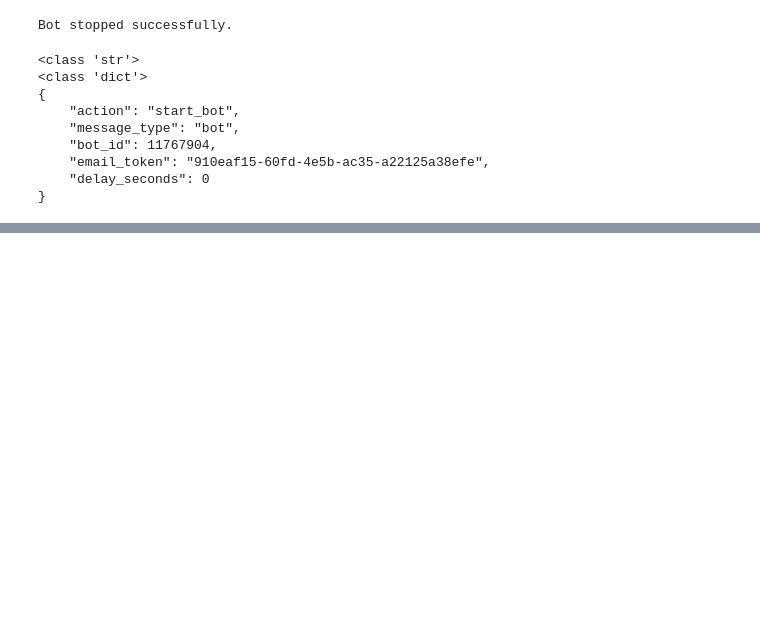
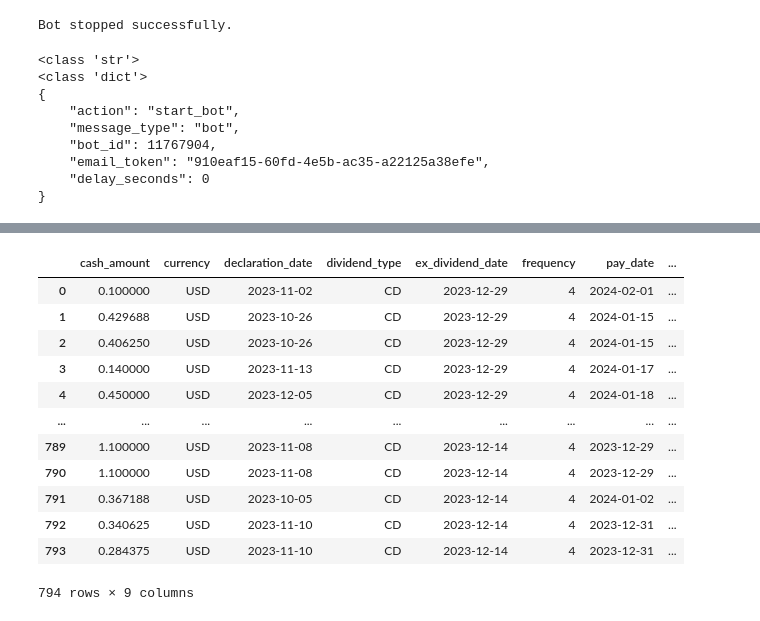
Before and after one commit to UFXtrendscalper/Dividend_Project, a Jupyter notebook: DIVIDEND DASHBOARD/testing_notebook.ipynb, the cells around one changed output, grey strips where cells are left out. Saved outputs shown, nothing was run; the diff lists cells and outputs as text; code cells hidden in the pictures; blank space fills up the shorter version.

```diff
--- a/DIVIDEND DASHBOARD/testing_notebook.ipynb
+++ b/DIVIDEND DASHBOARD/testing_notebook.ipynb
@@ -120,0 +134,38 @@ mpf.plot(ha_data, type='candle', style='yahoo')  # differmt styles are avalible
+# %%
+import requests
+
+# get todays date plus 1 day
+import datetime
+
+today = datetime.date.today()
+tomorrow = today + datetime.timedelta(days=1)
+# get the end of the month date
+end_of_month = today.replace(day=28) + datetime.timedelta(days=4)
+
+# Define the API endpoint
+api_url = f"https://api.polygon.io/v3/reference/dividends?ex_dividend_date.gt={tomorrow}&ex_dividend_date.lt={end_of_month}&limit=1000&apiKey=I3RTEm6vso7yOXBhGcYSidwUhRHaSgWy"
+
+# Send GET request
+response = requests.get(api_url)
+# %%
+data = response.json()
+# %%
+import pandas as pd
+
+df = pd.DataFrame(data['results'])
+# %%
+df
+# %% [output]
+|  | cash_amount | currency | declaration_date | dividend_type | ex_dividend_date | frequency | pay_date | ... |
+| 0 | 0.100000 | USD | 2023-11-02 | CD | 2023-12-29 | 4 | 2024-02-01 | ... |
+| 1 | 0.429688 | USD | 2023-10-26 | CD | 2023-12-29 | 4 | 2024-01-15 | ... |
+| 2 | 0.406250 | USD | 2023-10-26 | CD | 2023-12-29 | 4 | 2024-01-15 | ... |
+| 3 | 0.140000 | USD | 2023-11-13 | CD | 2023-12-29 | 4 | 2024-01-17 | ... |
+| 4 | 0.450000 | USD | 2023-12-05 | CD | 2023-12-29 | 4 | 2024-01-18 | ... |
+| ... | ... | ... | ... | ... | ... | ... | ... | ... |
+| 789 | 1.100000 | USD | 2023-11-08 | CD | 2023-12-14 | 4 | 2023-12-29 | ... |
+| 790 | 1.100000 | USD | 2023-11-08 | CD | 2023-12-14 | 4 | 2023-12-29 | ... |
+| 791 | 0.367188 | USD | 2023-10-05 | CD | 2023-12-14 | 4 | 2024-01-02 | ... |
+| 792 | 0.340625 | USD | 2023-11-10 | CD | 2023-12-14 | 4 | 2023-12-31 | ... |
+| 793 | 0.284375 | USD | 2023-11-10 | CD | 2023-12-14 | 4 | 2023-12-31 | ... |
+794 rows × 9 columns
```
Also changed, not shown: parts of 7 cells of this notebook, 5 other files.
